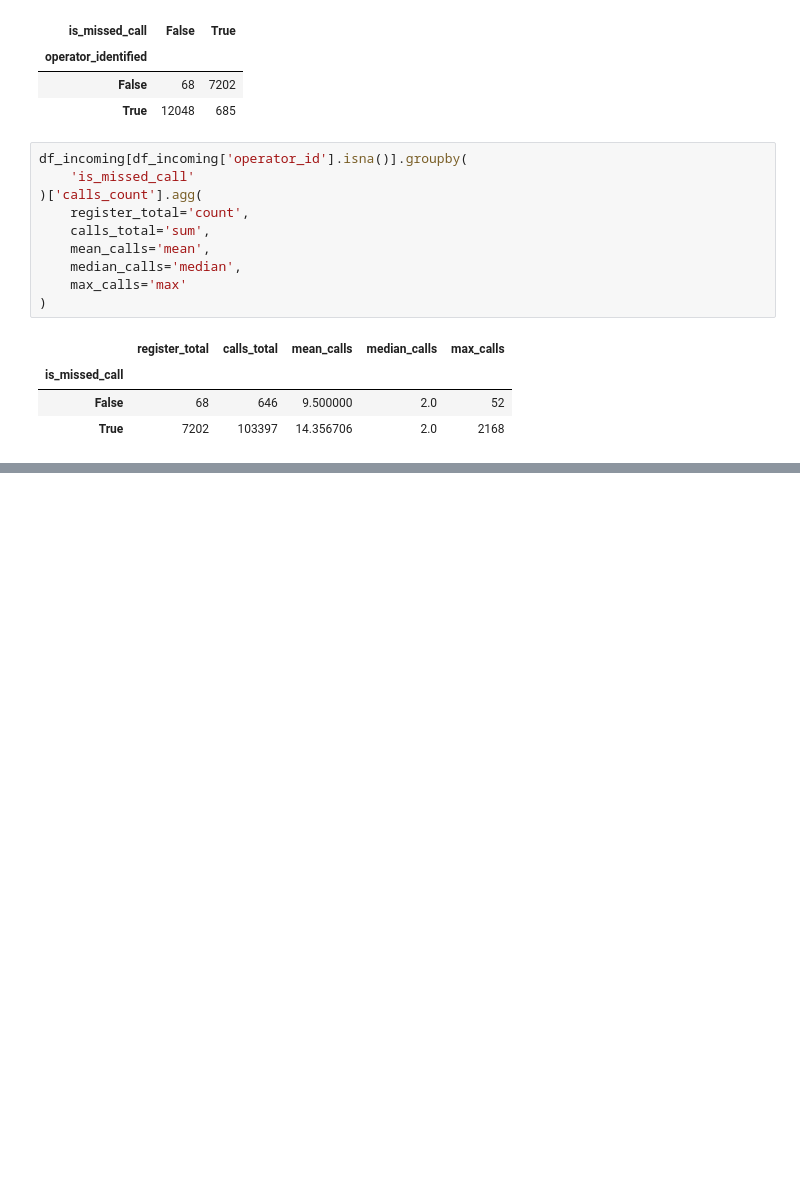
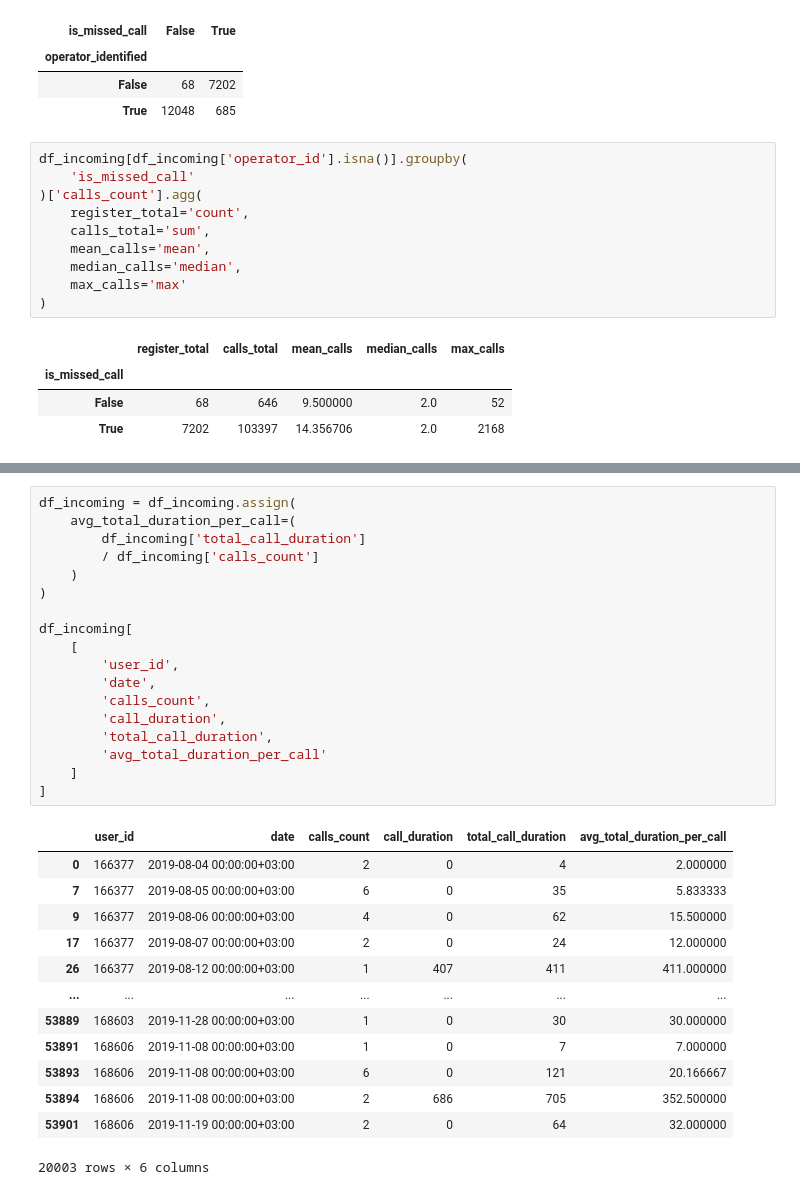
Before and after one commit to thaisCrtn/telecom_CallMeMaybe_analysis, a Jupyter notebook: notebooks/notebook.ipynb, the cells around one changed output, grey strips where cells are left out. Drawn from its saved outputs; the diff is of its cells as text; blank space fills up the shorter version.

```diff
--- a/notebooks/notebook.ipynb
+++ b/notebooks/notebook.ipynb
@@ -815,0 +785,32 @@ Os resultados justificam uma investigação adicional sobre a estrutura dos regi
+# %%
+df_incoming = df_incoming.assign(
+    avg_total_duration_per_call=(
+        df_incoming['total_call_duration']
+        / df_incoming['calls_count']
+    )
+)
+
+df_incoming[
+    [
+        'user_id',
+        'date',
+        'calls_count',
+        'call_duration',
+        'total_call_duration',
+        'avg_total_duration_per_call'
+    ]
+]
+# %% [output]
+|  | user_id | date | calls_count | call_duration | total_call_duration | avg_total_duration_per_call |
+| 0 | 166377 | 2019-08-04 00:00:00+03:00 | 2 | 0 | 4 | 2.000000 |
+| 7 | 166377 | 2019-08-05 00:00:00+03:00 | 6 | 0 | 35 | 5.833333 |
+| 9 | 166377 | 2019-08-06 00:00:00+03:00 | 4 | 0 | 62 | 15.500000 |
+| 17 | 166377 | 2019-08-07 00:00:00+03:00 | 2 | 0 | 24 | 12.000000 |
+| 26 | 166377 | 2019-08-12 00:00:00+03:00 | 1 | 407 | 411 | 411.000000 |
+| ... | ... | ... | ... | ... | ... | ... |
+| 53889 | 168603 | 2019-11-28 00:00:00+03:00 | 1 | 0 | 30 | 30.000000 |
+| 53891 | 168606 | 2019-11-08 00:00:00+03:00 | 1 | 0 | 7 | 7.000000 |
+| 53893 | 168606 | 2019-11-08 00:00:00+03:00 | 6 | 0 | 121 | 20.166667 |
+| 53894 | 168606 | 2019-11-08 00:00:00+03:00 | 2 | 686 | 705 | 352.500000 |
+| 53901 | 168606 | 2019-11-19 00:00:00+03:00 | 2 | 0 | 64 | 32.000000 |
+20003 rows × 6 columns
```
Also changed, not shown: parts of 11 cells of this notebook.
